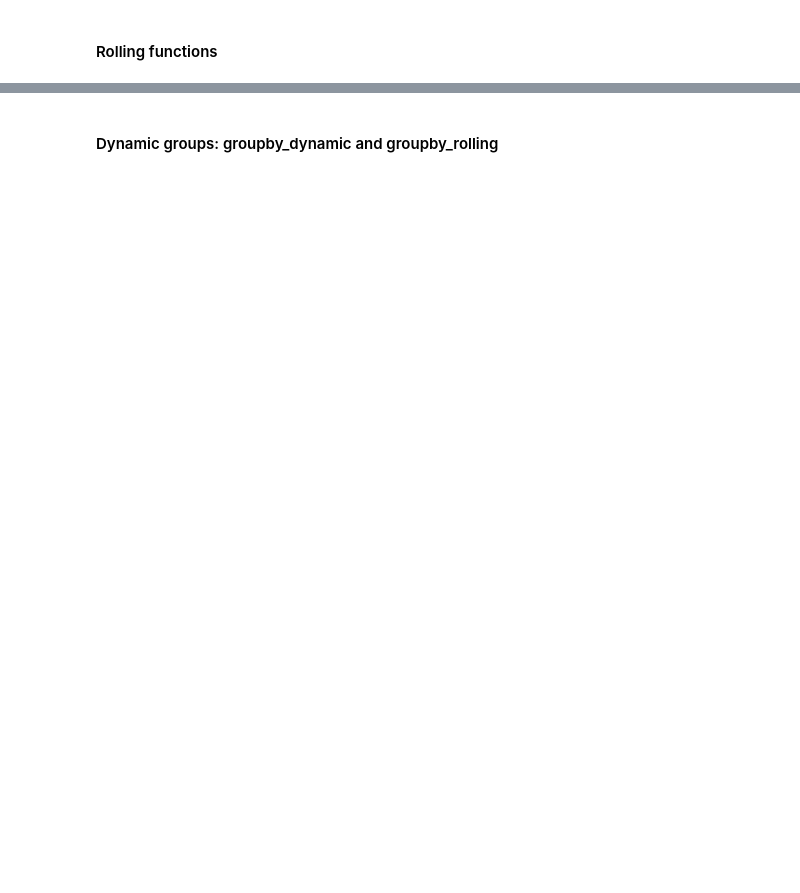
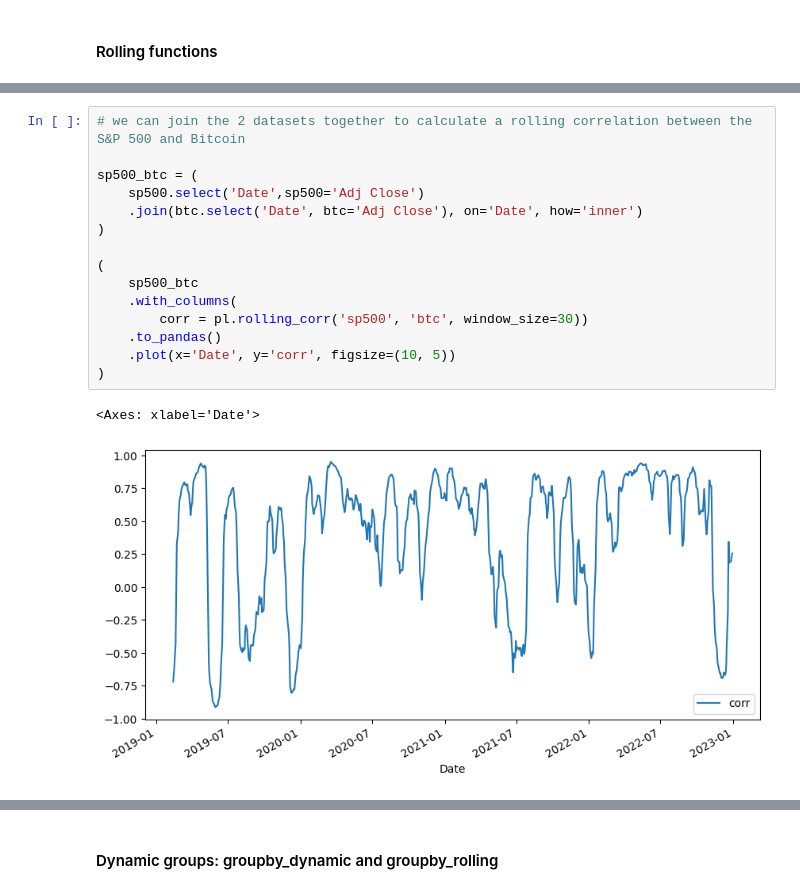
Before and after one commit to PacktPublishing/Data-Analysis-with-Polars, a Jupyter notebook: chapter_04/04.1_Advanced_data_transformation.ipynb, the cells around one changed output, grey strips where cells are left out. Saved outputs shown, nothing was run; the diff lists cells and outputs as text; blank space fills up the shorter version.

```diff
--- a/chapter_04/04.1_Advanced_data_transformation.ipynb
+++ b/chapter_04/04.1_Advanced_data_transformation.ipynb
@@ -835,0 +813,18 @@ shape: (12, 5)
+# %%
+# we can join the 2 datasets together to calculate a rolling correlation between the S&P 500 and Bitcoin
+
+sp500_btc = (
+    sp500.select('Date',sp500='Adj Close')
+    .join(btc.select('Date', btc='Adj Close'), on='Date', how='inner')
+)
+
+(
+    sp500_btc
+    .with_columns(
+        corr = pl.rolling_corr('sp500', 'btc', window_size=30))
+    .to_pandas()
+    .plot(x='Date', y='corr', figsize=(10, 5))
+)
+# %% [output]
+<Axes: xlabel='Date'>
+[figure, added]
```
Also changed, not shown: parts of 21 cells of this notebook, 1 other file.
